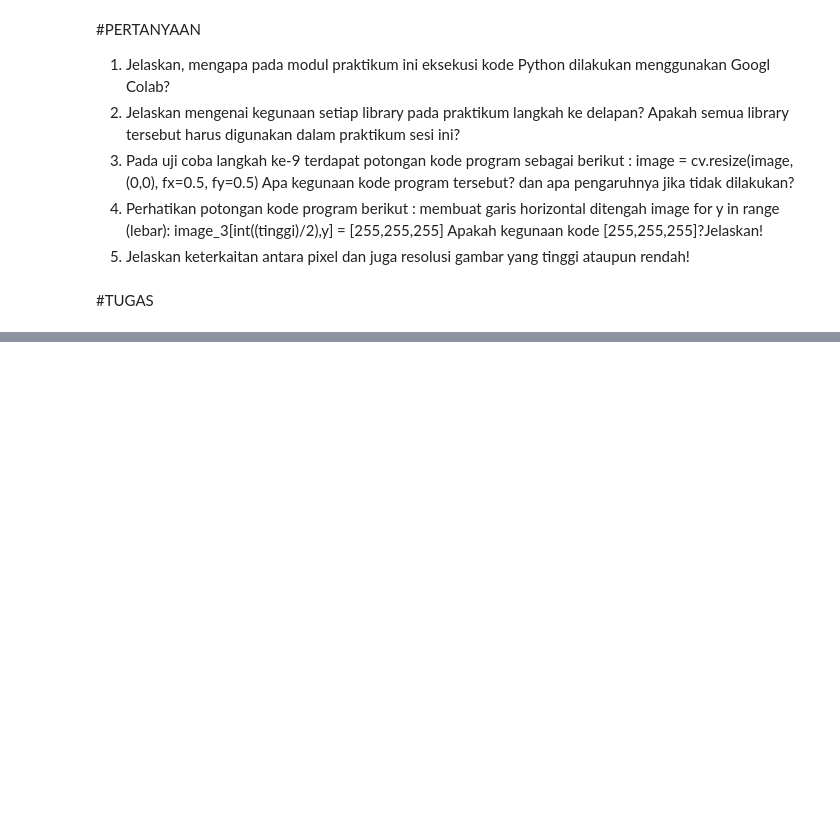
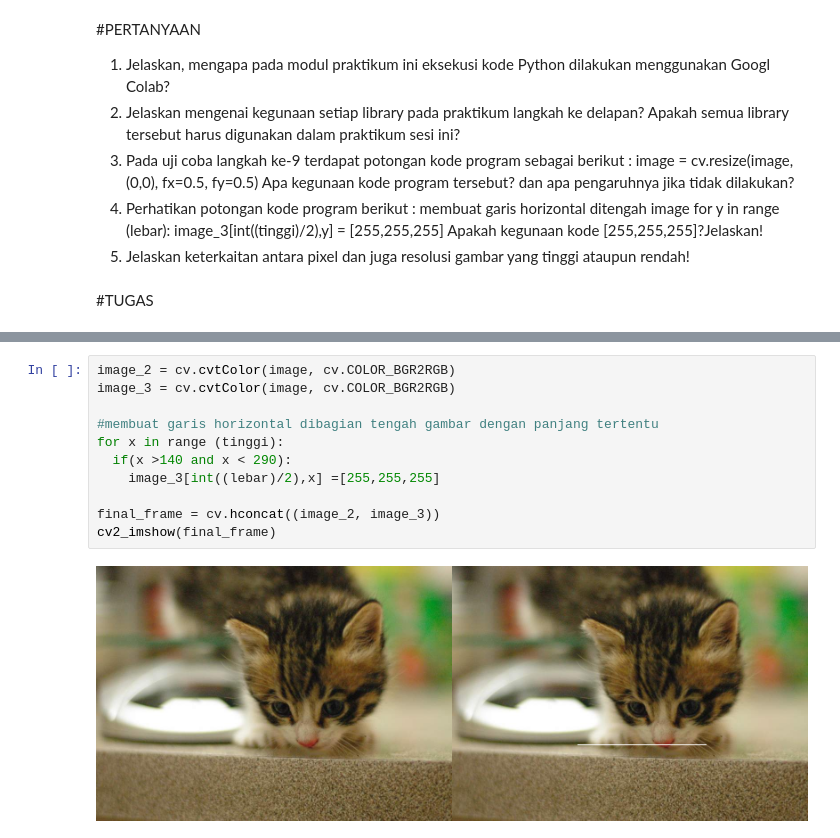
Before and after one commit to serliputri/PCVK_Ganjil_2023, a Jupyter notebook: Ser_PCVK_Week1.ipynb, the cells around one changed output, grey strips where cells are left out. Cells and saved outputs as stored; diff of their text form; blank space fills up the shorter version.

```diff
--- a/Ser_PCVK_Week1.ipynb
+++ b/Ser_PCVK_Week1.ipynb
@@ -84,0 +98,13 @@ cv2_imshow(final_frame)
+# %%
+image_2 = cv.cvtColor(image, cv.COLOR_BGR2RGB)
+image_3 = cv.cvtColor(image, cv.COLOR_BGR2RGB)
+
+#membuat garis horizontal dibagian tengah gambar dengan panjang tertentu
+for x in range (tinggi):
+  if(x >140 and x < 290):
+    image_3[int((lebar)/2),x] =[255,255,255]
+
+final_frame = cv.hconcat((image_2, image_3))
+cv2_imshow(final_frame)
+# %% [output]
+[figure, added]
```
Also changed, not shown: parts of 10 cells of this notebook.
